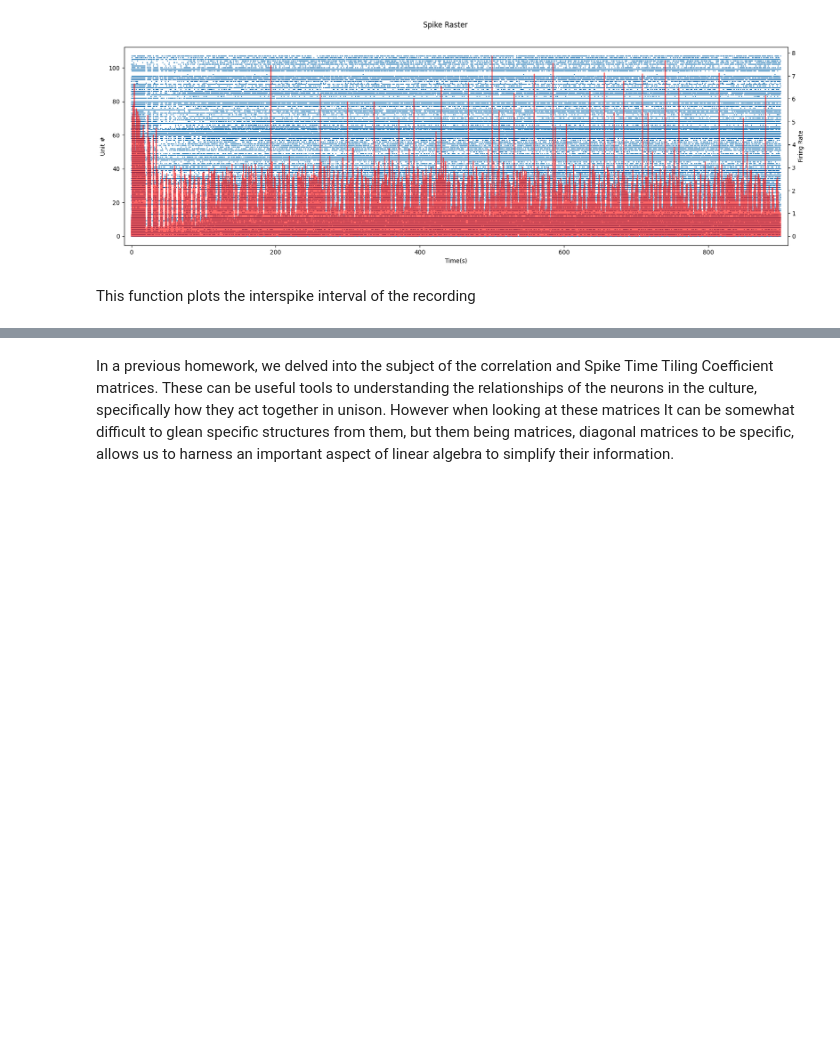
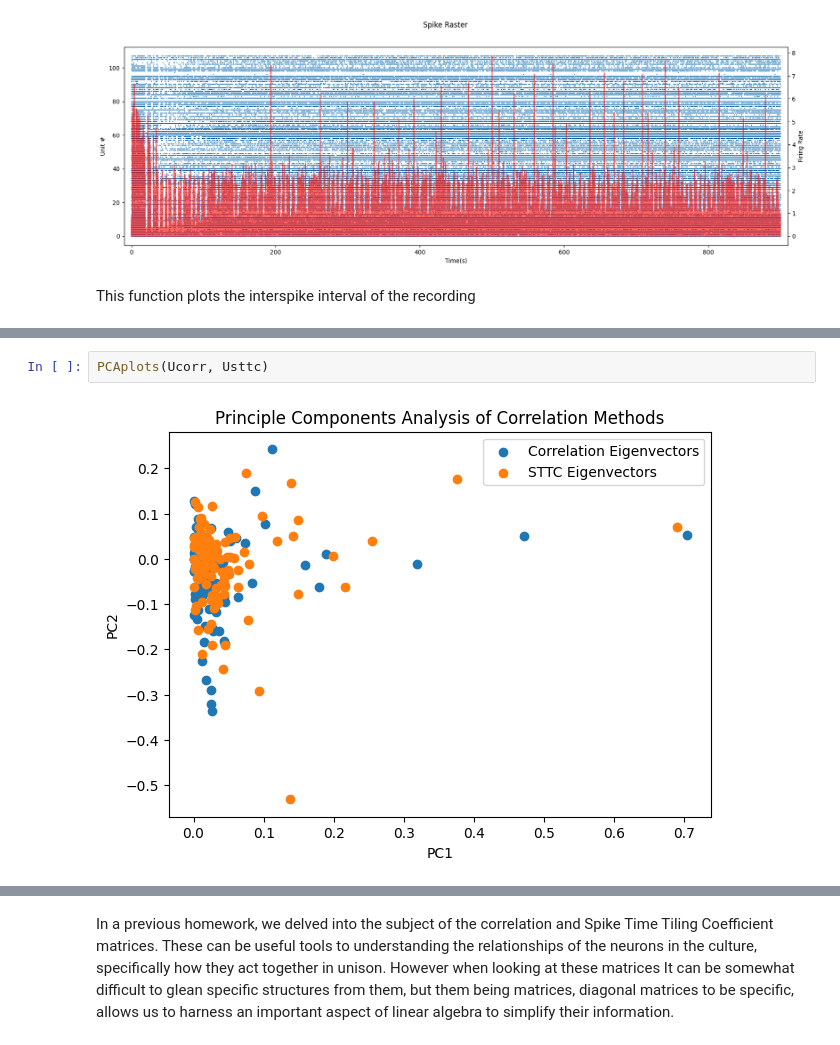
Before and after one commit to Braingeneers-Education/WetAI-Final-Project-Spring-2025, a Jupyter notebook: cartpole_analysis.ipynb, the cells around one changed output, grey strips where cells are left out. Cells and saved outputs as stored; diff of their text form; blank space fills up the shorter version.

```diff
--- a/cartpole_analysis.ipynb
+++ b/cartpole_analysis.ipynb
@@ -261,0 +290,4 @@ plot_evectmatrix(baseline_sd)
+# %%
+PCAplots(Ucorr, Usttc)
+# %% [output]
+[figure, added]
```
Also changed, not shown: parts of 9 cells of this notebook, 1 other file.
